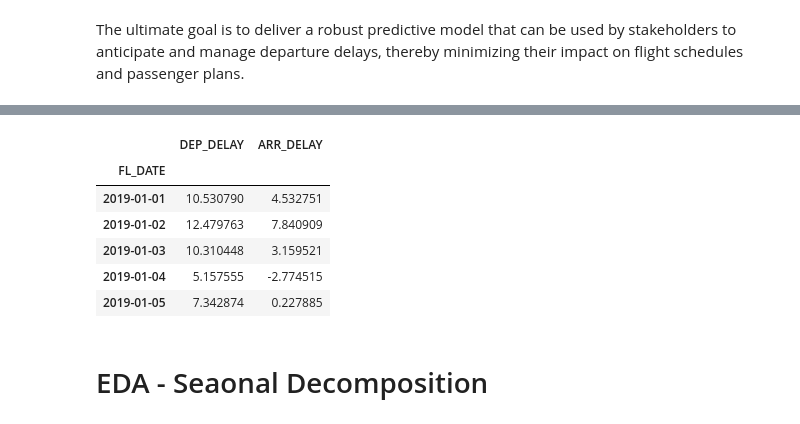
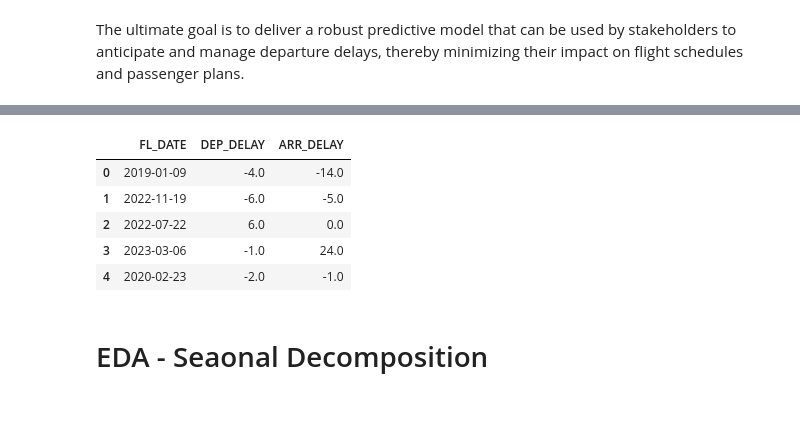
Before and after one commit to Eshitasuri007/Predictive_individual, a Jupyter notebook: seasonal-decomposition.ipynb, the cells around one changed output, grey strips where cells are left out. Cells and saved outputs as stored; diff of their text form; code cells hidden in the pictures.

```diff
--- a/seasonal-decomposition.ipynb
+++ b/seasonal-decomposition.ipynb
@@ -26,0 +62,5 @@ from statsmodels.tsa.holtwinters import ExponentialSmoothing
+# %%
+data['FL_NUMBER'] = data['FL_NUMBER'].astype(str)
+# %%
+# Remove duplicates
+data.drop_duplicates(inplace=True)
@@ -26,0 +89,16 @@ from statsmodels.tsa.holtwinters import ExponentialSmoothing
+# %%
+# Fill missing values for features with low missing percentages with the median
+for col in ['DEP_TIME', 'DEP_DELAY', 'ARR_DELAY', 'TAXI_OUT', 'WHEELS_OFF',
+            'WHEELS_ON', 'TAXI_IN', 'ARR_TIME', 'ELAPSED_TIME', 'AIR_TIME']:
+    data[col].fillna(data[col].median(), inplace=True)
+
+# Fill missing values for delay reasons with zero
+for col in ['DELAY_DUE_CARRIER', 'DELAY_DUE_WEATHER', 'DELAY_DUE_NAS',
+            'DELAY_DUE_SECURITY', 'DELAY_DUE_LATE_AIRCRAFT']:
+    data[col].fillna(0, inplace=True)
+
+# Fill missing values for CANCELLATION_CODE with 'Not Canceled'
+data['CANCELLATION_CODE'].fillna('Not Canceled', inplace=True)
+
+# Check if any more missing values need to be addressed
+print(data.isnull().sum())
@@ -26,0 +140,2 @@ from statsmodels.tsa.holtwinters import ExponentialSmoothing
+# %%
+df_full = df_full = data[['FL_DATE', 'DEP_DELAY', 'ARR_DELAY']].copy()
@@ -27,7 +145,13 @@ from statsmodels.tsa.holtwinters import ExponentialSmoothing
+# %%
+df_full.head()
+# %% [output]
+|  | FL_DATE | DEP_DELAY | ARR_DELAY |
+| 0 | 2019-01-09 | -4.0 | -14.0 |
+| 1 | 2022-11-19 | -6.0 | -5.0 |
+| 2 | 2022-07-22 | 6.0 | 0.0 |
+| 3 | 2023-03-06 | -1.0 | 24.0 |
+| 4 | 2020-02-23 | -2.0 | -1.0 |
 # %%
-# Preparing the dataset for EDA
-df_full = pd.read_csv('/kaggle/input/flights-sample-3m/flights_sample_3m.csv', usecols=['FL_DATE', 'DEP_DELAY', 'ARR_DELAY'])
-
 # Converting FL_DATE to datetime and setting it as the index
 df_full['FL_DATE'] = pd.to_datetime(df_full['FL_DATE'])
 df_full.set_index('FL_DATE', inplace=True)
@@ -37,14 +161,6 @@ daily_avg_delays = df_full.resample('D').mean()
 
 # Displaying the first few rows to verify the transformation
 daily_avg_delays.head()
-# %% [output]
-|  | DEP_DELAY | ARR_DELAY |
-| FL_DATE |  |  |
-| 2019-01-01 | 10.530790 | 4.532751 |
-| 2019-01-02 | 12.479763 | 7.840909 |
-| 2019-01-03 | 10.310448 | 3.159521 |
-| 2019-01-04 | 5.157555 | -2.774515 |
-| 2019-01-05 | 7.342874 | 0.227885 |
 # %% [markdown]
 # EDA - Seaonal Decomposition
 # %%
```
Also changed, not shown: parts of 44 cells of this notebook.
